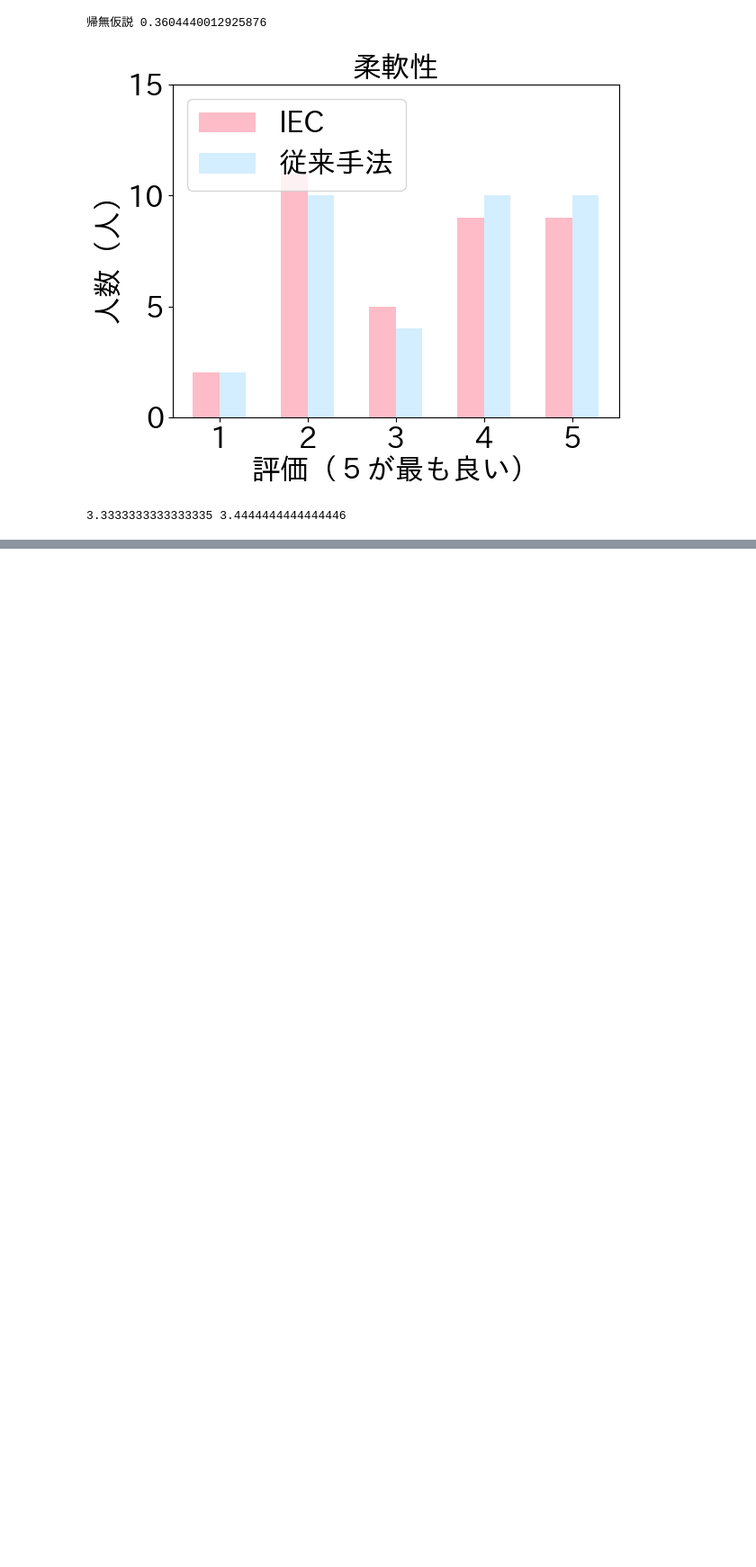
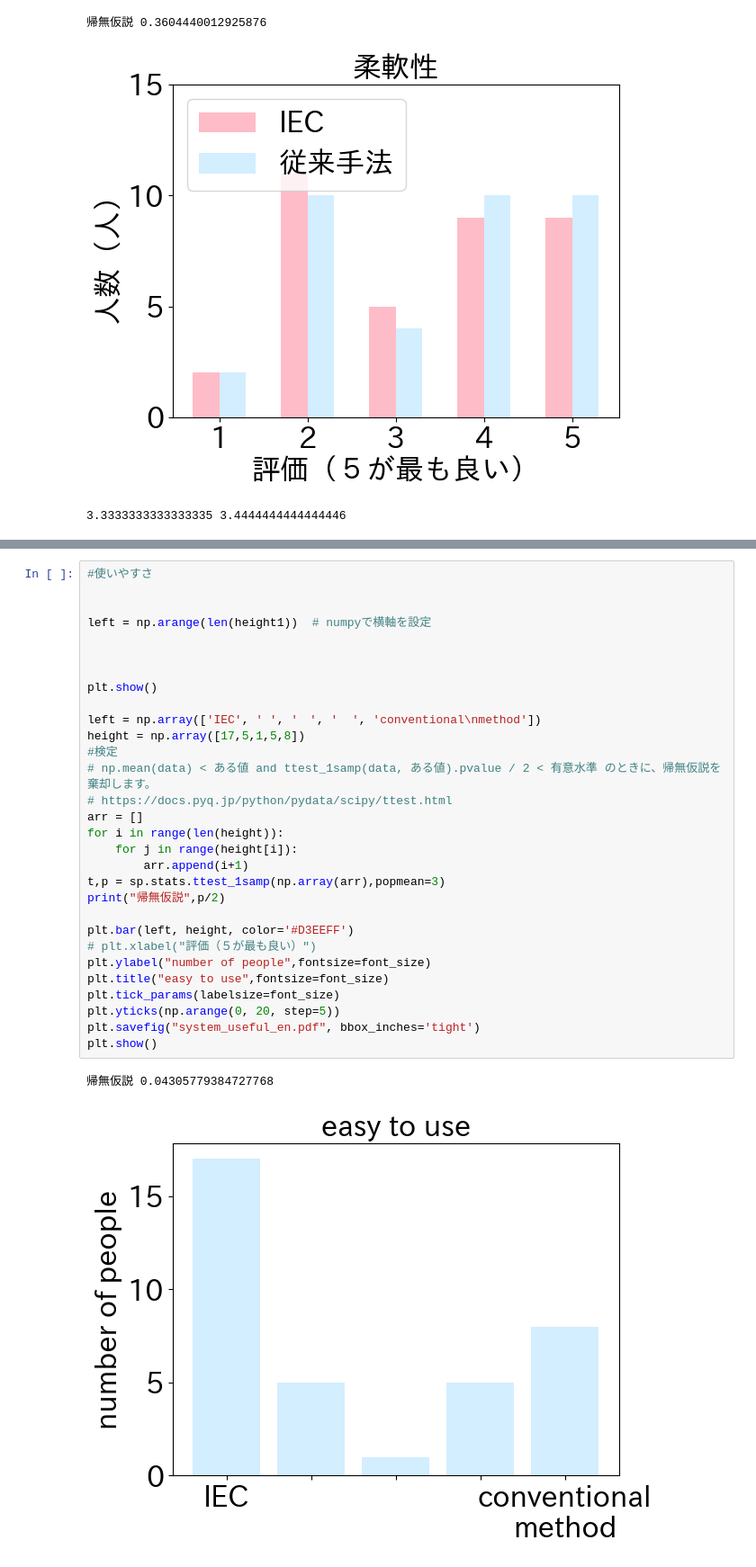
Before and after one commit to haruponponpopon/iec, a Jupyter notebook: dataanalysis/paper_graph_create.ipynb, the cells around one changed output, grey strips where cells are left out. Shown at 90% size. Cells and saved outputs as stored; diff of their text form; blank space fills up the shorter version.

```diff
--- a/dataanalysis/paper_graph_create.ipynb
+++ b/dataanalysis/paper_graph_create.ipynb
@@ -501,0 +633,33 @@ print(h1/ttl, h2/ttl)
+# %%
+#使いやすさ
+
+
+left = np.arange(len(height1))  # numpyで横軸を設定
+
+
+
+plt.show()
+
+left = np.array(['IEC', ' ', '　', '  ', 'conventional\nmethod'])
+height = np.array([17,5,1,5,8])
+#検定
+# np.mean(data) < ある値 and ttest_1samp(data, ある値).pvalue / 2 < 有意水準 のときに、帰無仮説を棄却します。
+# https://docs.pyq.jp/python/pydata/scipy/ttest.html
+arr = []
+for i in range(len(height)):
+    for j in range(height[i]):
+        arr.append(i+1)
+t,p = sp.stats.ttest_1samp(np.array(arr),popmean=3)
+print("帰無仮説",p/2)
+
+plt.bar(left, height, color='#D3EEFF')
+# plt.xlabel("評価（５が最も良い）")
+plt.ylabel("number of people",fontsize=font_size)
+plt.title("easy to use",fontsize=font_size)
+plt.tick_params(labelsize=font_size)
+plt.yticks(np.arange(0, 20, step=5))
+plt.savefig("system_useful_en.pdf", bbox_inches='tight')
+plt.show()
+# %% [output]
+帰無仮説 0.04305779384727768
+[figure, added]
```
Also changed, not shown: parts of 8 cells of this notebook, 1 other file.
